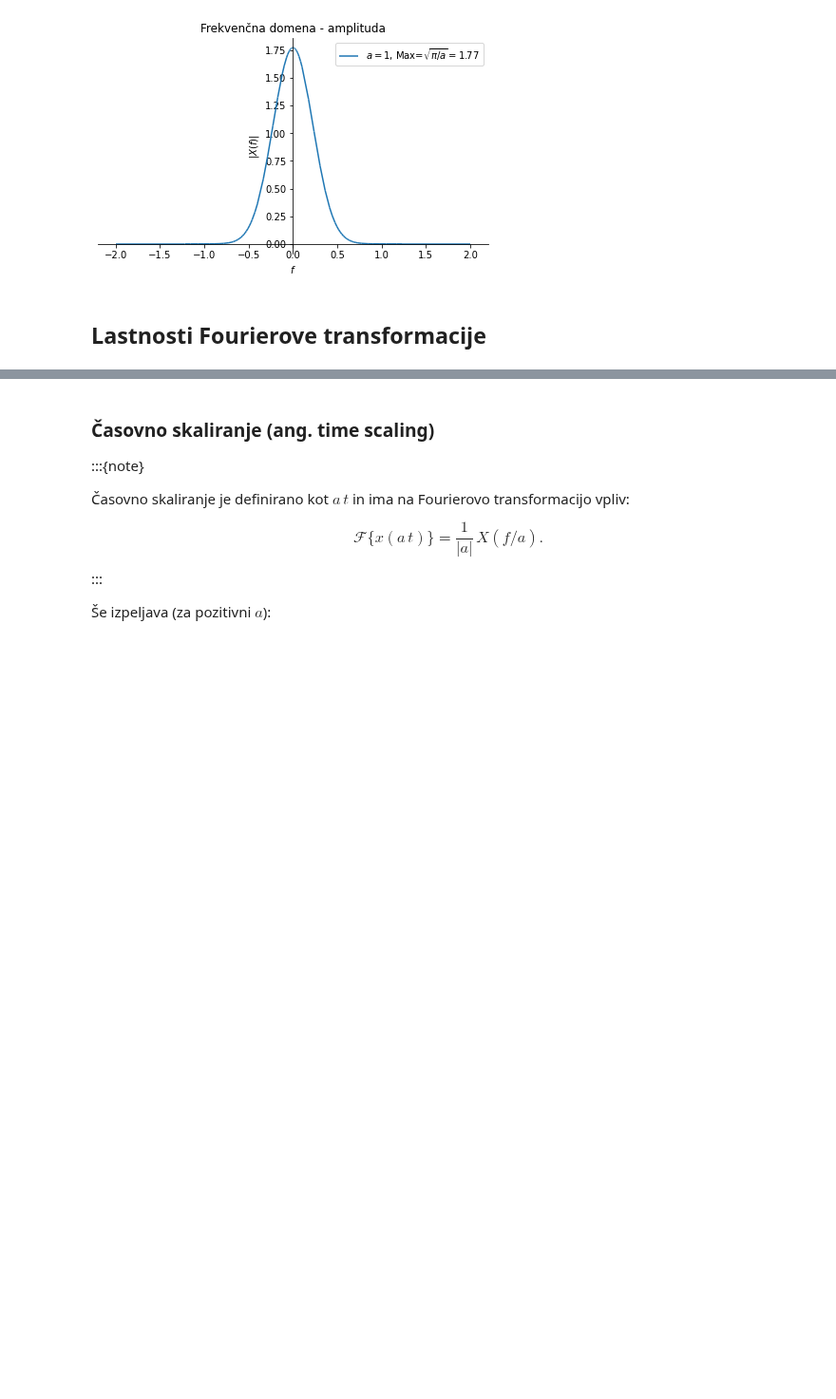
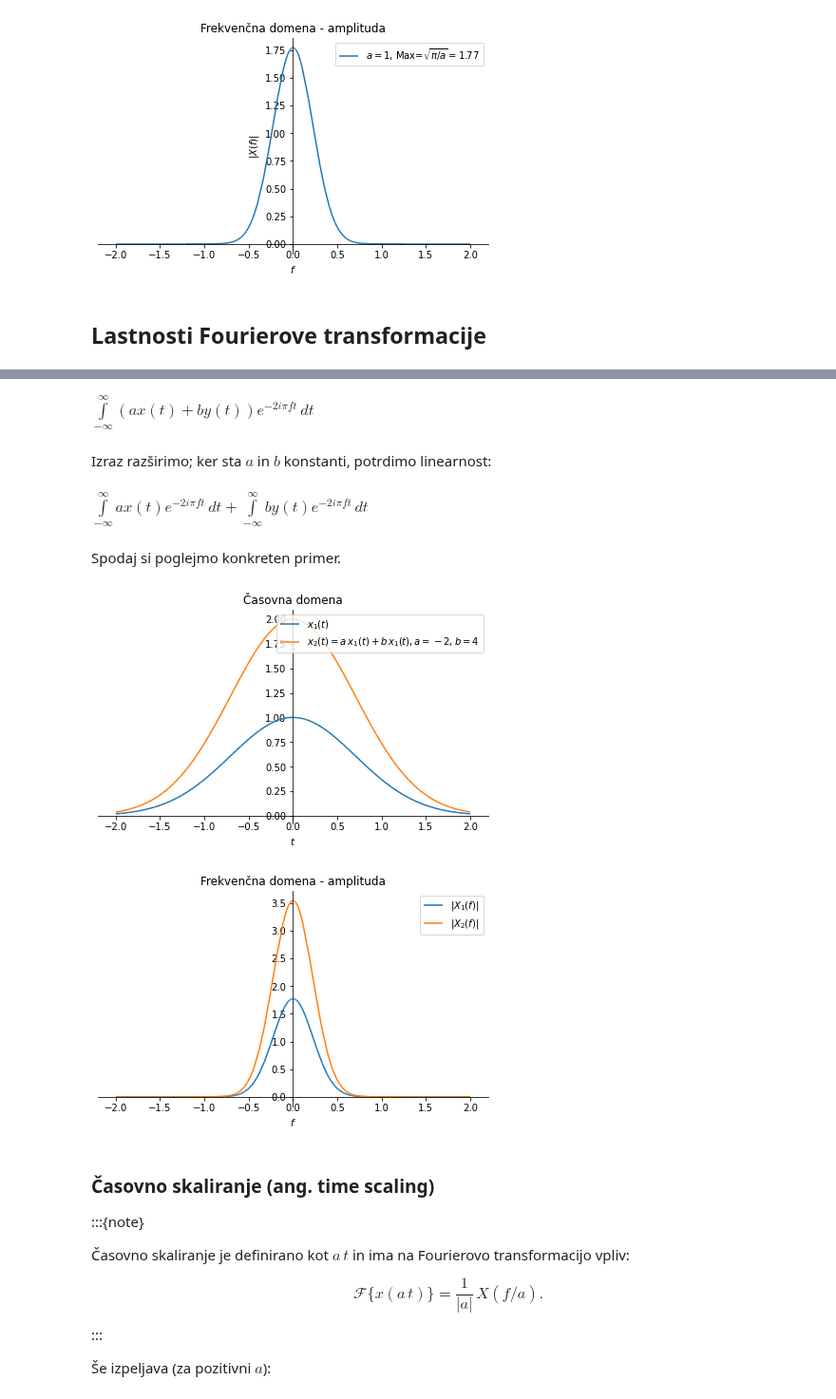
Before and after one commit to jankoslavic/procesiranje_signalov, a Jupyter notebook: _sources/notebooks/03 - Fourierova integralska transformacija.ipynb, the cells around one changed output, grey strips where cells are left out. Shown at 95% size. Saved outputs shown, nothing was run; the diff lists cells and outputs as text; code cells hidden in the pictures; blank space fills up the shorter version.

```diff
--- a/_sources/notebooks/03 - Fourierova integralska transformacija.ipynb
+++ b/_sources/notebooks/03 - Fourierova integralska transformacija.ipynb
@@ -433,3 +446,55 @@ p1.show()
+# %%
+import sympy as sym
+t, f = sym.symbols('t, f', real=True)
+a, b = sym.symbols('a, b', real=True, positive=True)
+x = sym.Function('x')
+y = sym.Function('y')
+i = sym.I
+π = sym.pi
+
+A = sym.integrate(( a*x(t) + b*y(t) )*sym.exp(-i*2*π*f*t), (t, -sym.oo, +sym.oo))
+A
+# %% [output]
+$\displaystyle \int\limits_{-\infty}^{\infty} \left(a x{\left(t \right)} + b y{\left(t \right)}\right) e^{- 2 i \pi f t}\, dt$
+# %% [markdown]
+Izraz razširimo; ker sta $a$ in $b$ konstanti, potrdimo linearnost:
+# %%
+sym.expand(A)
+# %% [output]
+$\displaystyle \int\limits_{-\infty}^{\infty} a x{\left(t \right)} e^{- 2 i \pi f t}\, dt + \int\limits_{-\infty}^{\infty} b y{\left(t \right)} e^{- 2 i \pi f t}\, dt$
+# %% [markdown]
+Spodaj si poglejmo konkreten primer.
+# %%
+import sympy as sym
+t, f, a, b = sym.symbols('t, f, a, b', real=True)
+x_1 = sym.exp(-t**2)
+x_2 = a * x_1 + b*x_1
+podatki = {a: -2, b:4}
+
+X_1 = sym.fourier_transform(x_1, t, f)
+X_2 = sym.fourier_transform(x_2.subs(podatki), t, f)
+
+
+p1 = sym.plot(x_1.subs(podatki), (t, -2, +2), line_color='C0',
+              label=f'$x_1(t)$', show=False,
+              title='Časovna domena', ylabel='', xlabel='$t$')
+p2 = sym.plot(x_2.subs(podatki), (t, -2, +2), line_color='C1',
+              label=f'$x_2(t)=a\,x_1(t)+b\,x_1(t), a={a.subs(podatki)}, b={b.subs(podatki)}$', show=False)
+p1.extend(p2)
+p1.legend = True
+p1.show()
+
+p1 = sym.plot(sym.Abs(X_1).subs(podatki), (f, -2, +2), line_color='C0',
+              label=f'$|X_1(f)|$', show=False,
+              title='Frekvenčna domena - amplituda', ylabel='', xlabel='$f$')
+p2 = sym.plot(sym.Abs(X_2).subs(podatki), (f, -2, +2), line_color='C1',
+              label='$|X_2(f)|$', show=False)
+p1.extend(p2)
+p1.legend = True
+p1.show()
+# %% [output]
+[figure, added]
+[figure, added]
 # %% [markdown]
 ### Časovno skaliranje (ang. time scaling)
 
```
Also changed, not shown: parts of 3 cells of this notebook, 43 other files.
